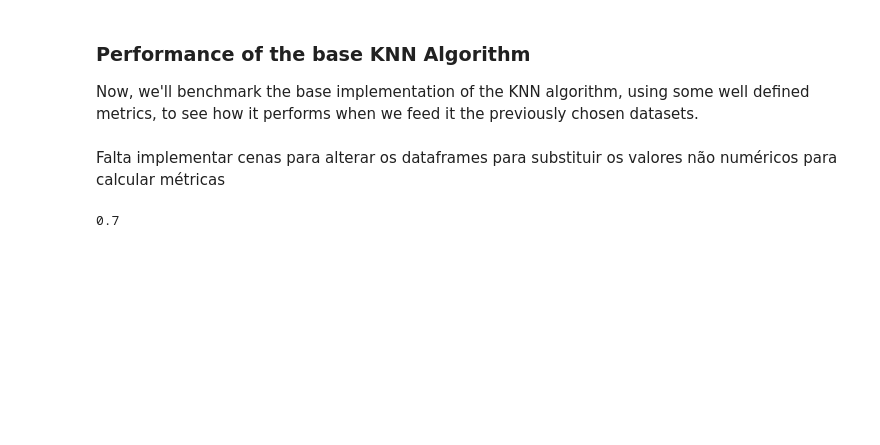
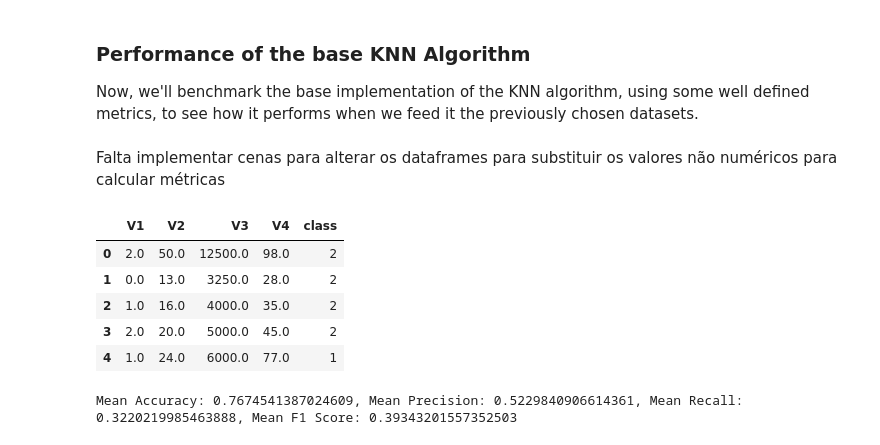
Before and after one commit to MatheusBissacot/Optimizing-KNN-with-Weights, a Jupyter notebook: standard.ipynb, the cells around one changed output. Saved outputs shown, nothing was run; the diff lists cells and outputs as text; code cells hidden in the pictures; blank space fills up the shorter version.

```diff
--- a/standard.ipynb
+++ b/standard.ipynb
@@ -196,15 +171,20 @@ def knnPerformanceMetrics(dataframe_set, test_size=0.2, random_state=42):
 Falta implementar cenas para alterar os dataframes para substituir os valores não numéricos para calcular métricas
 # %%
 dataframerinos = dataset_fetcher(1464)[0]
-#dataframerinos.head()
+dataframerinos.head()
 
-accuracies = knnPerformanceMetrics(dataframerinos)
-print(accuracies)
+#accuracies = knnPerformanceMetrics(dataframerinos)
+#print("Accuacy:", accuracies)
 
 
 
 #accuracies = knnPerformanceMetrics(dataframes)
 # %% [output]
-0.7
+|  | V1 | V2 | V3 | V4 | class |
+| 0 | 2.0 | 50.0 | 12500.0 | 98.0 | 2 |
+| 1 | 0.0 | 13.0 | 3250.0 | 28.0 | 2 |
+| 2 | 1.0 | 16.0 | 4000.0 | 35.0 | 2 |
+| 3 | 2.0 | 20.0 | 5000.0 | 45.0 | 2 |
+| 4 | 1.0 | 24.0 | 6000.0 | 77.0 | 1 |
 # %%
 #Precision, Recall, F1, AUC - ROC
@@ -210,0 +253,6 @@ print(accuracies)
+# %%
+# Example usage:
+mean_accuracy, mean_precision, mean_recall, mean_f1 = knnPerformanceMetrics(dataframerinos, n_splits=5)
+print(f"Mean Accuracy: {mean_accuracy}, Mean Precision: {mean_precision}, Mean Recall: {mean_recall}, Mean F1 Score: {mean_f1}")
+# %% [output]
+Mean Accuracy: 0.7674541387024609, Mean Precision: 0.5229840906614361, Mean Recall: 0.3220219985463888, Mean F1 Score: 0.39343201557352503
```
Also changed, not shown: parts of 6 cells of this notebook.
